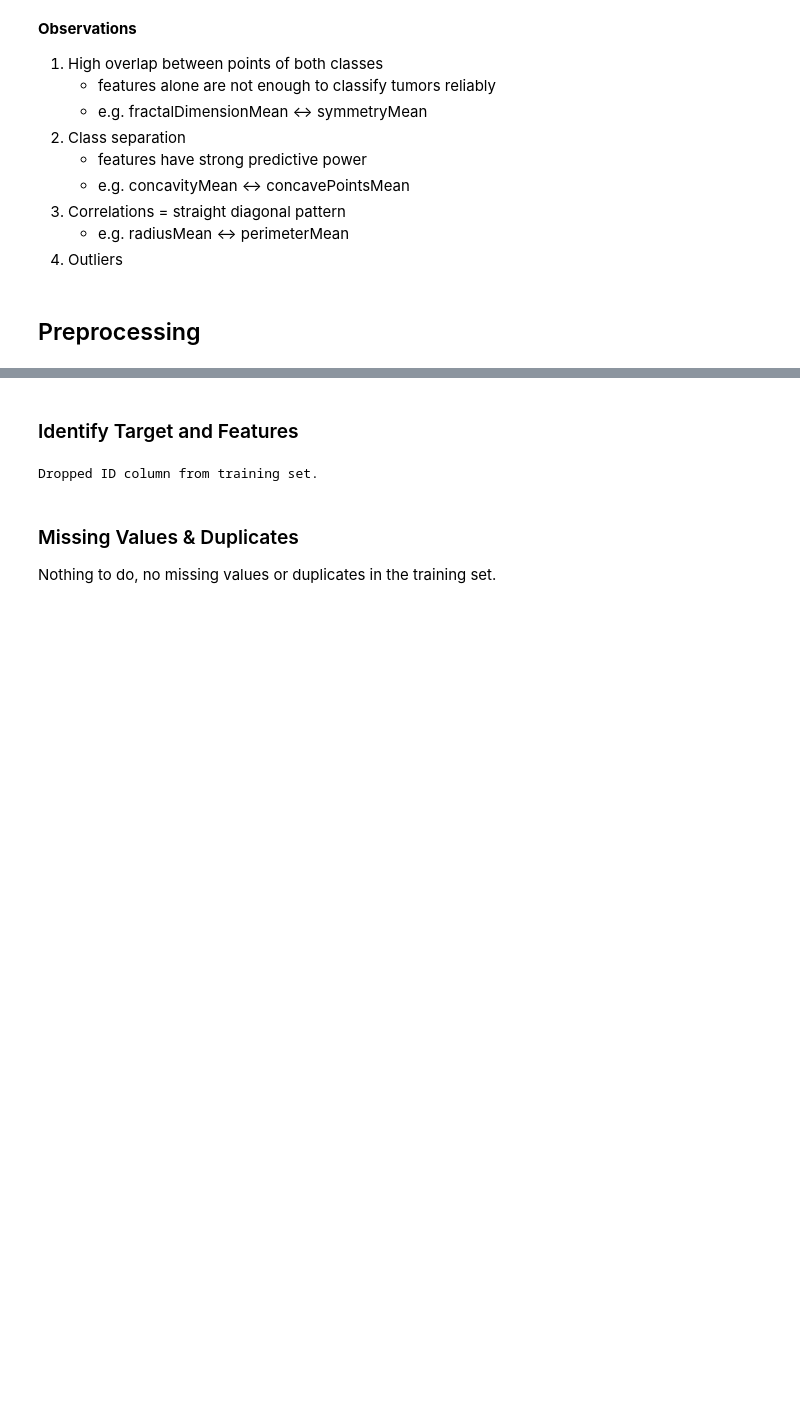
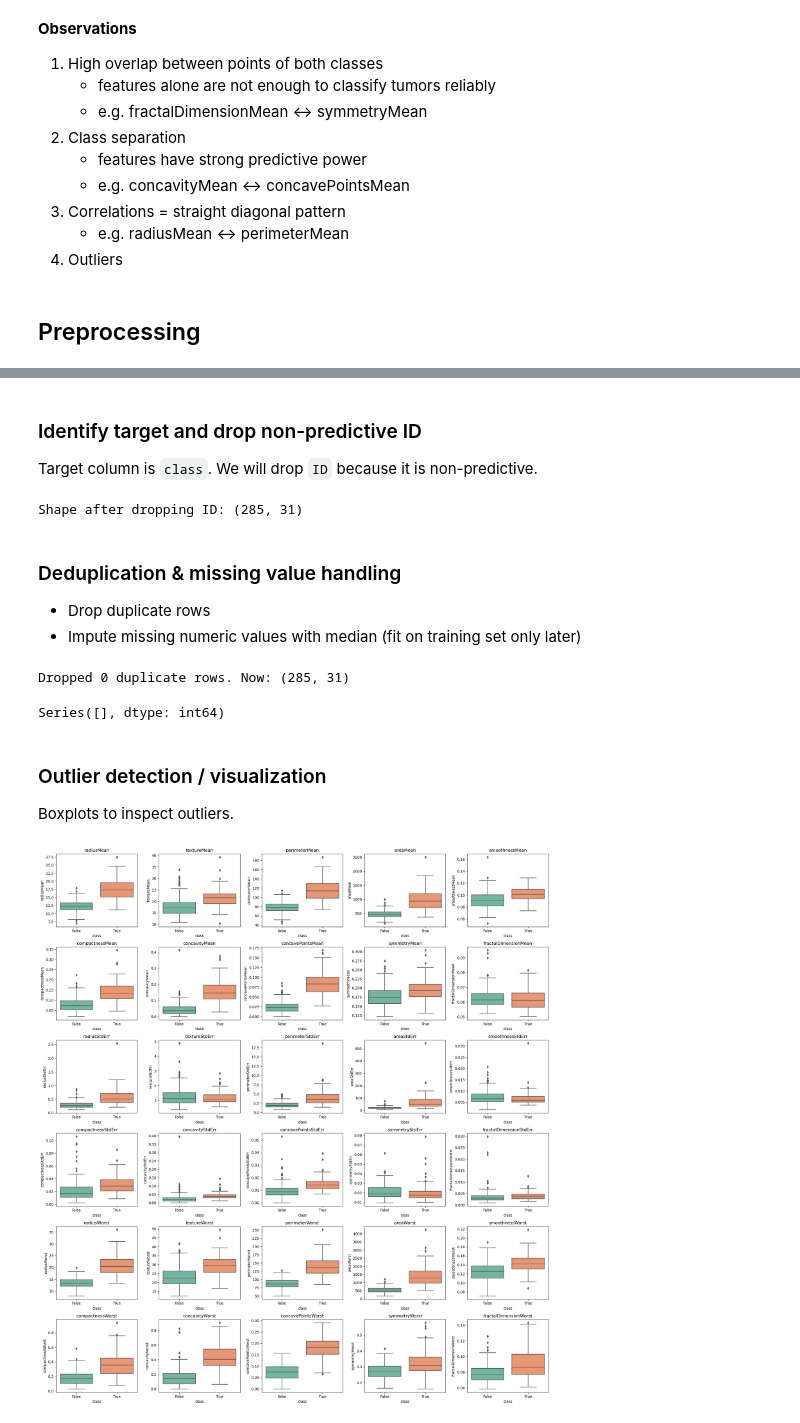
Before and after one commit to AlbertZweistein-2/184.702_MachineLearning, a Jupyter notebook: Ex1/source/Group73_OlsacherPoneschWinkler_BreastCancer.ipynb, the cells around one changed output, grey strips where cells are left out. Saved outputs shown, nothing was run; the diff lists cells and outputs as text; code cells hidden in the pictures; blank space fills up the shorter version.

```diff
--- a/Ex1/source/Group73_OlsacherPoneschWinkler_BreastCancer.ipynb
+++ b/Ex1/source/Group73_OlsacherPoneschWinkler_BreastCancer.ipynb
@@ -72,8 +102,8 @@ The validation dataset has following properties:
 # %%
 print(f"{'Attribute':<25} {'Data Type':<10} {'Missing Values':<15} {'Min':<10} {'Max'}")
 print("-" * 70)
-for col in BC_training.columns:
-    print(f"{col:<25} {str(BC_training[col].dtype):<10} {BC_training[col].isnull().sum():<15} {BC_training[col].min():<10} {BC_training[col].max()}")
+for col in training_df.columns:
+    print(f"{col:<25} {str(training_df[col].dtype):<10} {training_df[col].isnull().sum():<15} {training_df[col].min():<10} {training_df[col].max()}")
 # %% [output]
 Attribute                 Data Type  Missing Values  Min        Max
 ----------------------------------------------------------------------
@@ -104,6 +134,7 @@ radiusMean                float64    0               6.981      27.42
 # %%
-BC_training.rename(columns=lambda x: x.strip(), inplace=True)
-BC_validation.rename(columns=lambda x: x.strip(), inplace=True)
+training_df.rename(columns=lambda x: x.strip(), inplace=True)
+validation_df.rename(columns=lambda x: x.strip(), inplace=True)
 
-print("Striped whitespace from column names.")
+print('Stripped whitespaces from column names. Columns now:')
+training_df.columns.tolist()
 # %% [output]
@@ -146,12 +190,48 @@ Note: We do not need to handle *missing values* and we do not need to remove any
 # %% [markdown]
-### Identify Target and Features
+### Identify target and drop non-predictive ID
+
+Target column is `class`. We will drop `ID` because it is non-predictive.
 # %%
-if 'ID' in BC_training.columns:
-    BC_training = BC_training.drop(columns=['ID'])
-    print("Dropped ID column from training set.")
+TARGET = 'class'
+if TARGET not in training_df.columns:
+    raise ValueError(f"Target column '{TARGET}' not found in training dataframe.")
+
+training_df_original = training_df.copy()
+
+if 'ID' in training_df.columns:
+    training_df = training_df.drop(columns=['ID'])
+print('Shape after dropping ID:', training_df.shape)
 # %% [output]
-Dropped ID column from training set.
+Shape after dropping ID: (285, 31)
 # %% [markdown]
-### Missing Values & Duplicates
+### Deduplication & missing value handling
 
-Nothing to do, no missing values or duplicates in the training set.
+- Drop duplicate rows
+- Impute missing numeric values with median (fit on training set only later)
+# %%
+shape_before = training_df.shape[0]
+training_df = training_df.drop_duplicates()
+print('Dropped', shape_before - training_df.shape[0], 'duplicate rows. Now:', training_df.shape)
+
+display(training_df.isnull().sum().loc[lambda s: s>0])
+# %% [output]
+Dropped 0 duplicate rows. Now: (285, 31)
+Series([], dtype: int64)
+# %% [markdown]
+### Outlier detection / visualization
+
+Boxplots to inspect outliers.
+# %%
+numeric_cols = training_df.select_dtypes(include=['float64', 'int64']).columns.tolist()
+if 'class' in numeric_cols:
+    numeric_cols.remove('class')
+
+plt.figure(figsize=(20, 25))
+for i, col in enumerate(training_df[numeric_cols]):
+    plt.subplot(7, 5, i+1)
+    sns.boxplot(x='class', y=training_df[col], data=training_df, palette='Set2')
+    plt.title(col)
+plt.tight_layout()
+plt.show()
+# %% [output]
+[figure, added]
```
Also changed, not shown: parts of 50 cells of this notebook.
